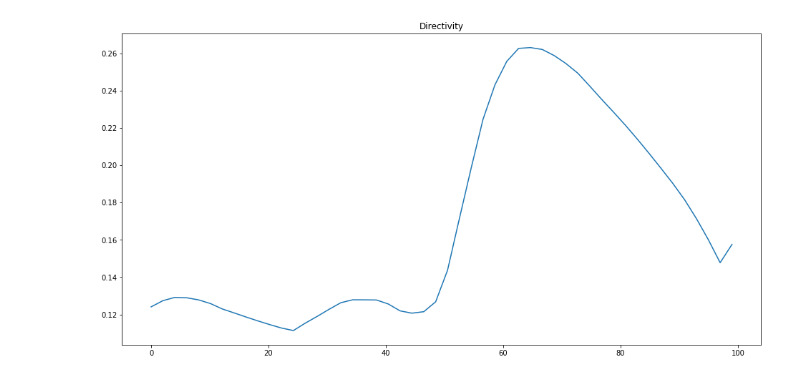
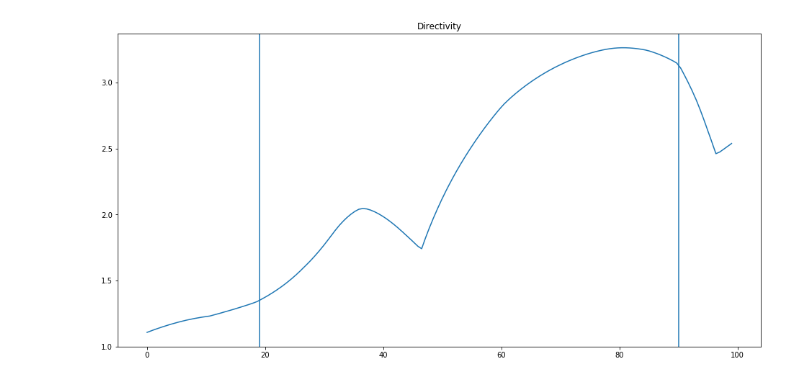
Before and after one commit to BioRyajenka/scattnlay, a Jupyter notebook: examples/Untitled.ipynb, the cells around one changed output. Cells and saved outputs as stored; diff of their text form; code cells hidden in the pictures.

```diff
--- a/examples/Untitled.ipynb
+++ b/examples/Untitled.ipynb
@@ -21,7 +21,9 @@ x[0] = core_r
 npts = 151					# plot will be npts x npts
 factor=1.1					# area of plot
 
-index = 4.6265+0.13845j	# refractive index
+#index = 4.6265+0.13845j	# refractive index
+#index = sqrt(16)
+index = 4.639+0.078841j
 nm = 1.0						# refractive index of host media
 
 m = np.ones((1), dtype = np.complex128)
@@ -179,18 +218,18 @@ _ = _
 # %%
 def integrate(radius, normalized_r, normalized_x):
     return quadpy.sphere.integrate(
-        lambda xs: np.apply_along_axis(lambda t: directiveGain(t, radius), 0, xs),
+        lambda xs: np.apply_along_axis(lambda t: directiveGain(t * radius), 0, xs),
         [0.0, 0.0, 0.0], 1.0,
         quadpy.sphere.Lebedev("19"))
 
 def find_max(radius):
     xs = quadpy.sphere.Lebedev("19").points
-    res = np.apply_along_axis(lambda t: directiveGain(t, radius), 1, xs)
+    res = np.apply_along_axis(lambda t: directiveGain(t * radius), 1, xs)
     #print "xs", xs
     #print "res", res
     return np.max(res)
 # %%
-xs = np.linspace(0.001, max(coordX))
+xs = np.linspace(0.001, max(coordX), num=150)
 ints = np.vectorize(lambda t: integrate(t, normalized_r, normalized_x))(xs)
 maxs = np.zeros(len(xs))
 for i in range(len(xs)):
@@ -214,6 +253,8 @@ Maximum is at radius 72.73495918367348
 # %%
 plt.figure(figsize=(16,8))
 plt.title("Directivity")
-_ = plt.plot(xs, maxs / ints)
+_ = plt.plot(xs, maxs / ints * 4 * pi)
+_ = plt.axvline(x=90)
+_ = plt.axvline(x=19)
 # %% [output]
-[figure, old version]
+[figure, new version]
```
Also changed, not shown: parts of 8 cells of this notebook.
